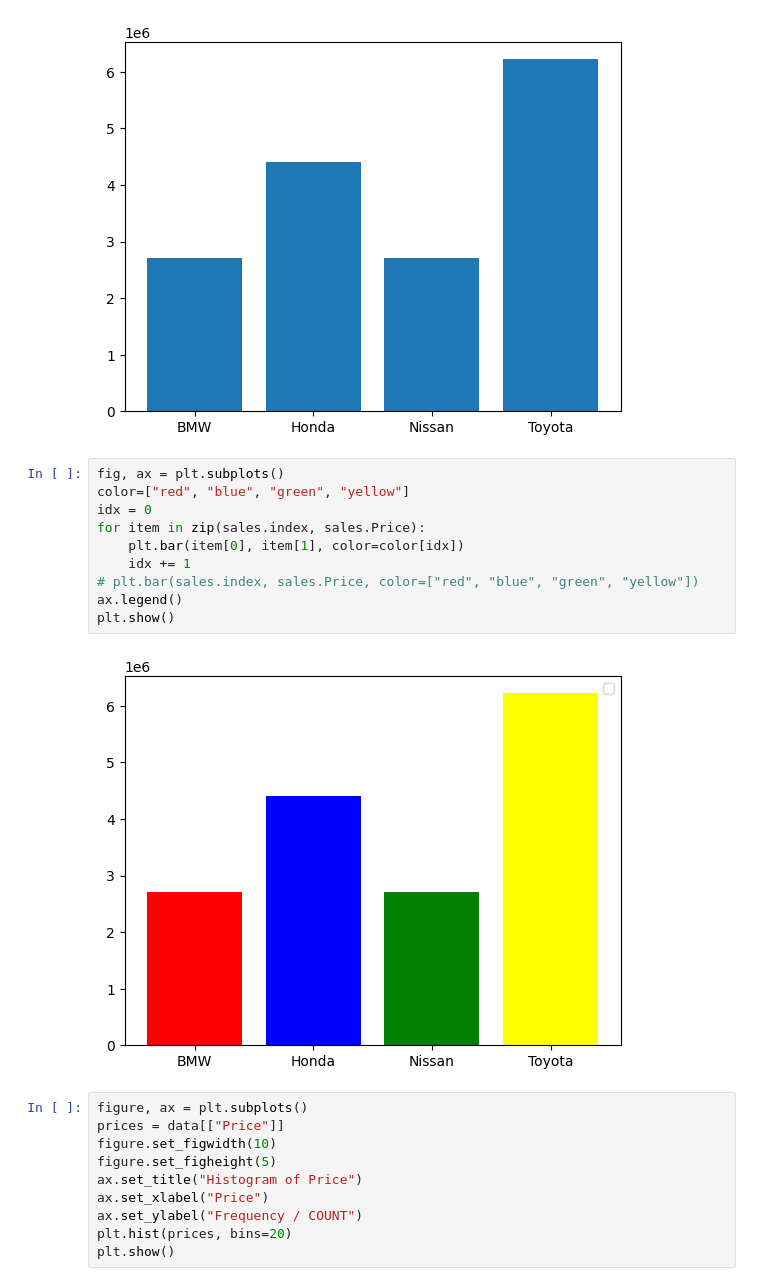
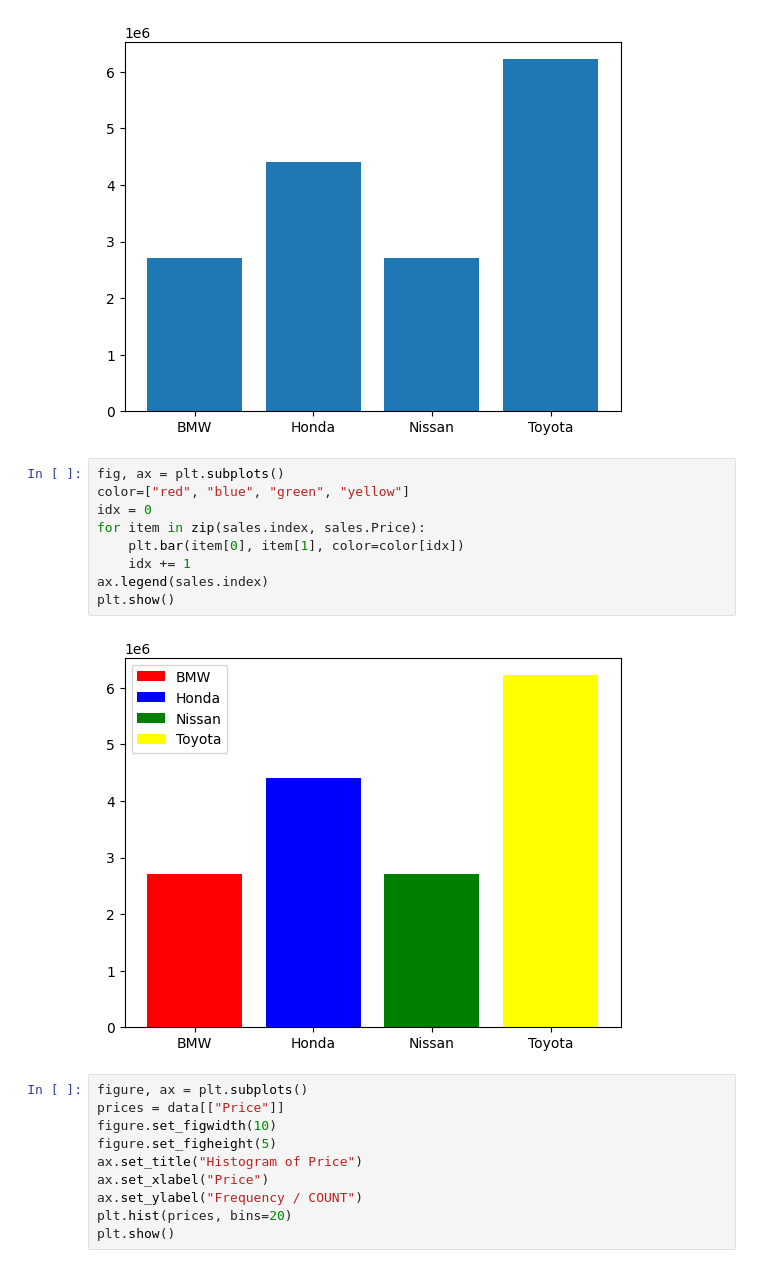
Before and after one commit to vengleab/2025-tgi-data-science_system-analysis-and-database-design, a Jupyter notebook: In-class-demo/05-data-visualization.ipynb, the cells around one changed output. Saved outputs shown, nothing was run; the diff lists cells and outputs as text.

```diff
--- a/In-class-demo/05-data-visualization.ipynb
+++ b/In-class-demo/05-data-visualization.ipynb
@@ -194,15 +194,14 @@ plt.bar(sales.index, sales.Price)
 # %%
 fig, ax = plt.subplots()
 color=["red", "blue", "green", "yellow"]
 idx = 0
 for item in zip(sales.index, sales.Price):
     plt.bar(item[0], item[1], color=color[idx])
     idx += 1
-# plt.bar(sales.index, sales.Price, color=["red", "blue", "green", "yellow"])
-ax.legend()
+ax.legend(sales.index)
 plt.show()
 # %% [output]
-[figure, old version]
+[figure, new version]
 # %%
 figure, ax = plt.subplots()
 prices = data[["Price"]]
```
Also changed, not shown: parts of 2 cells of this notebook.
